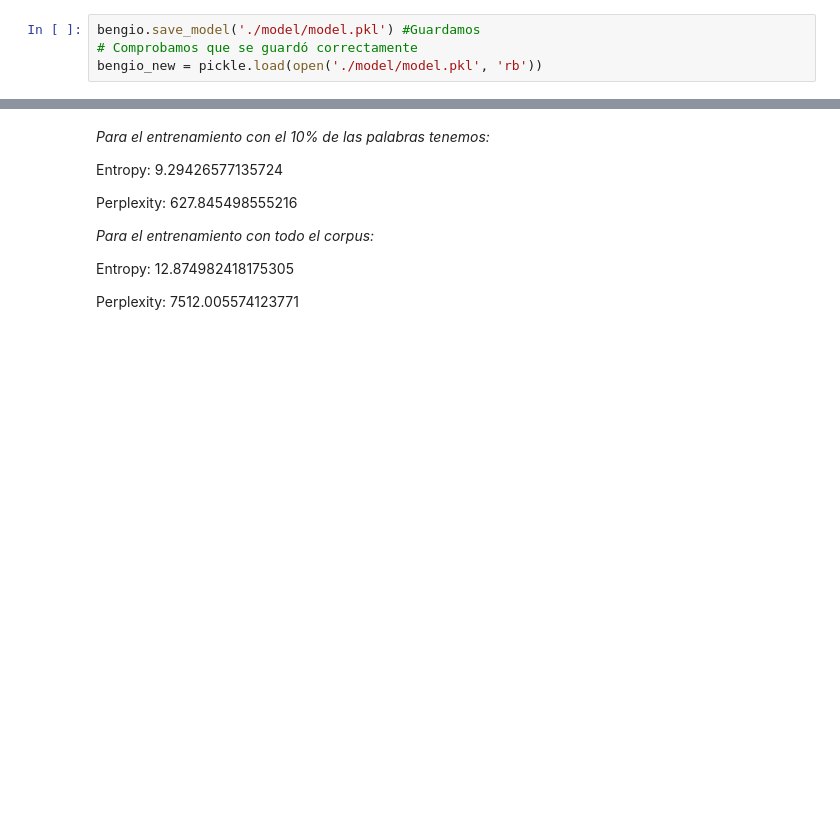
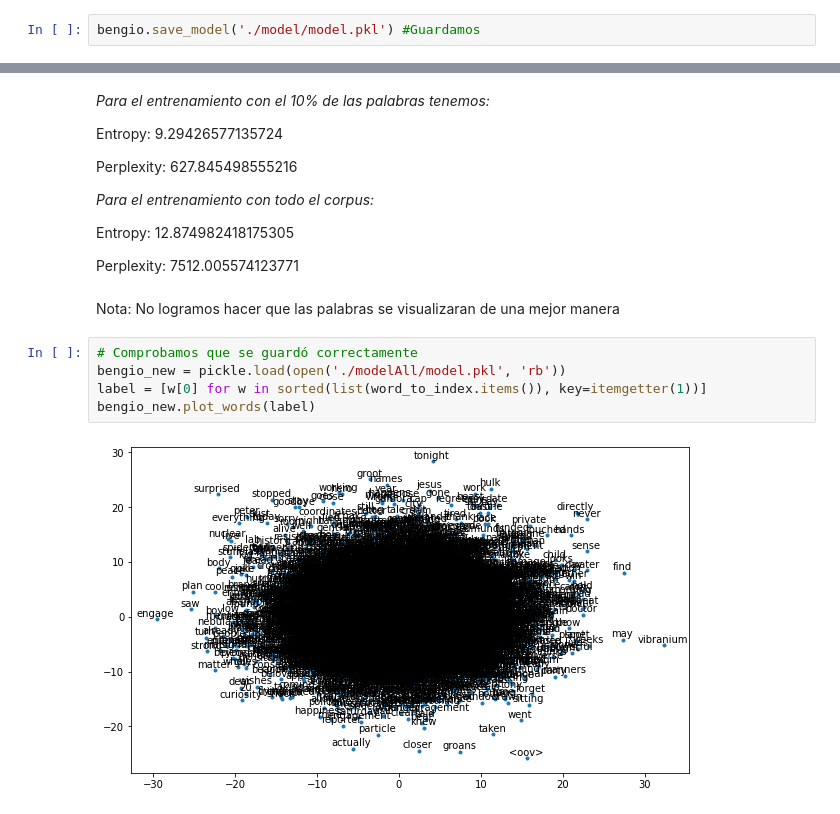
Before and after one commit to KarlaDSJ/WhatsMovie, a Jupyter notebook: process/Practica2.ipynb, the cells around one changed output, grey strips where cells are left out. Drawn from its saved outputs; the diff is of its cells as text; blank space fills up the shorter version.

```diff
--- a/process/Practica2.ipynb
+++ b/process/Practica2.ipynb
@@ -414,8 +389,6 @@ embedings = pickle.load(open('./model/embedings.pkl', 'rb'))
 Guardamos la red
 # %%
 bengio.save_model('./model/model.pkl') #Guardamos
-# Comprobamos que se guardó correctamente
-bengio_new = pickle.load(open('./model/model.pkl', 'rb'))
 # %% [output]
 Entropy: 9.29426577135724
 Perplexity: 627.8454985552166
@@ -432,3 +405,12 @@ Perplexity: 627.845498555216
 Entropy: 12.874982418175305
 
 Perplexity: 7512.005574123771
+# %% [markdown]
+Nota: No logramos hacer que las palabras se visualizaran de una mejor manera
+# %%
+# Comprobamos que se guardó correctamente
+bengio_new = pickle.load(open('./modelAll/model.pkl', 'rb'))
+label = [w[0] for w in sorted(list(word_to_index.items()), key=itemgetter(1))]
+bengio_new.plot_words(label)
+# %% [output]
+[figure, added]
```
Also changed, not shown: parts of 5 cells of this notebook.
